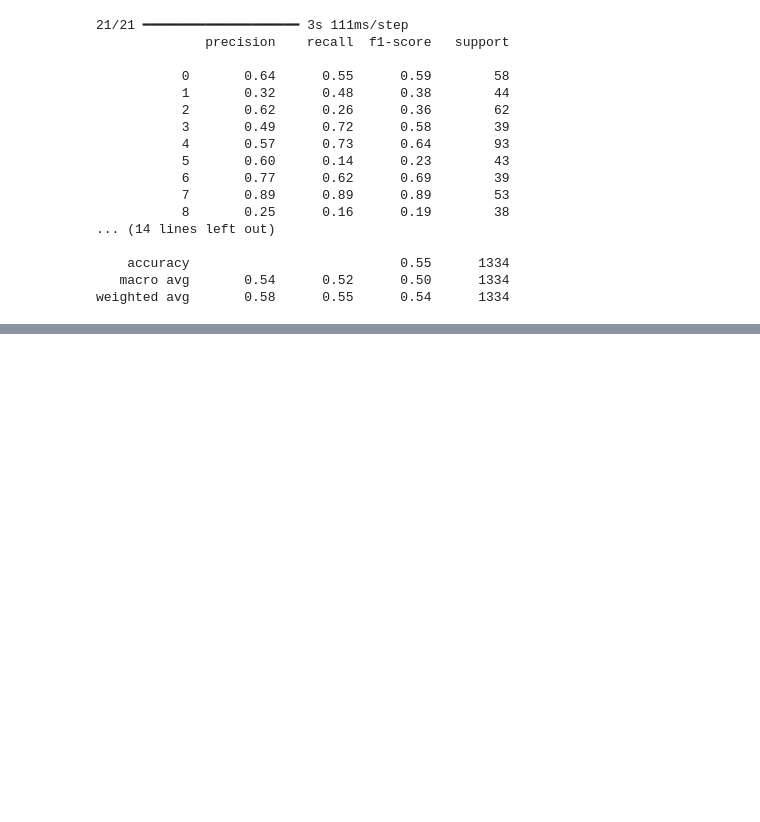
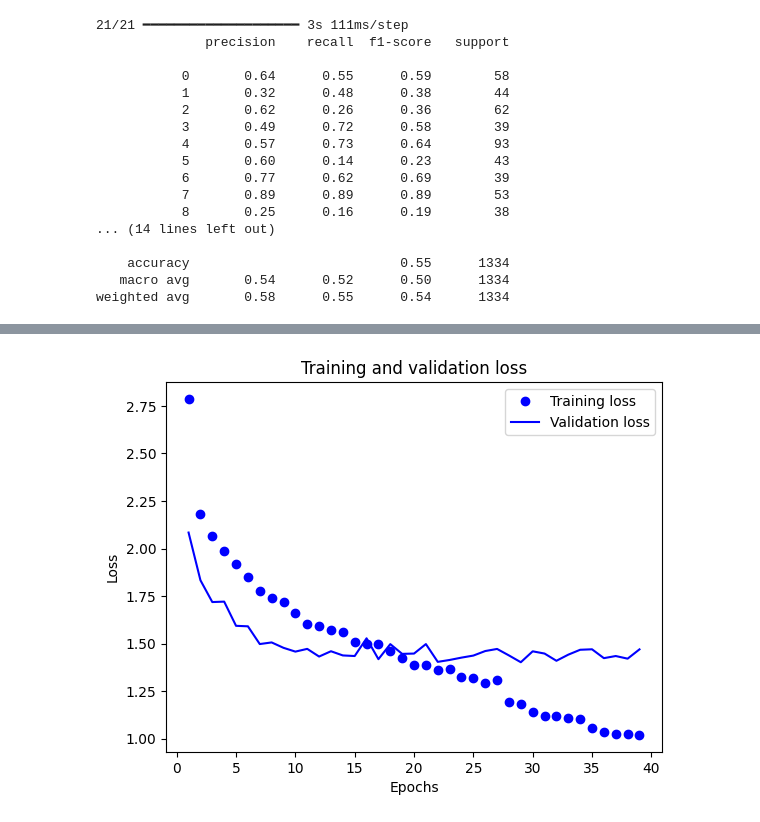
Before and after one commit to LiberoBiagi/DL_Nova_IMS_25-26, a Jupyter notebook: Models.ipynb, the cells around one changed output, grey strips where cells are left out. Drawn from its saved outputs; the diff is of its cells as text; code cells hidden in the pictures; blank space fills up the shorter version.

```diff
--- a/Models.ipynb
+++ b/Models.ipynb
@@ -290,0 +295,12 @@ weighted avg       0.58      0.55      0.54      1334
+# %%
+from tensorflow.keras.applications.vgg16 import VGG16
+
+vgg16_base = VGG16(
+    input_shape=(224, 224, 3),  # Shape of our images
+    include_top=False,  # Leave out the last fully connected layer
+    weights='imagenet'
+)
+
+
+for layer in vgg16_base.layers:
+    layer.trainable = False
@@ -290,0 +342,13 @@ weighted avg       0.58      0.55      0.54      1334
+# %%
+vgg16_callbacks = [
+    EarlyStopping(monitor='val_loss', patience=10, restore_best_weights=True),
+    ModelCheckpoint('best_vgg16_model.keras', monitor='val_loss', save_best_only=True),
+    ReduceLROnPlateau(monitor='val_loss', factor=0.5, patience=5, min_lr=1e-6)
+]
+
+vgghist = model_vgg16.fit(
+    train_ds,
+    validation_data=val_ds,
+    epochs=60,
+    callbacks=vgg16_callbacks
+)
@@ -290,0 +373,2 @@ weighted avg       0.58      0.55      0.54      1334
+# %%
+vgghist_dict = vgghist.history
@@ -290,0 +411,16 @@ weighted avg       0.58      0.55      0.54      1334
+# %%
+loss_values = vgghist_dict['loss']
+val_loss_values = vgghist_dict['val_loss']
+
+epochs = range(1, len(loss_values) + 1)
+
+plt.plot(epochs, loss_values, 'bo', label='Training loss')
+plt.plot(epochs, val_loss_values, 'b', label='Validation loss')
+plt.title('Training and validation loss')
+plt.xlabel('Epochs')
+plt.ylabel('Loss')
+plt.legend()
+
+plt.show()
+# %% [output]
+[figure, added]
```
Also changed, not shown: parts of 10 cells of this notebook.
